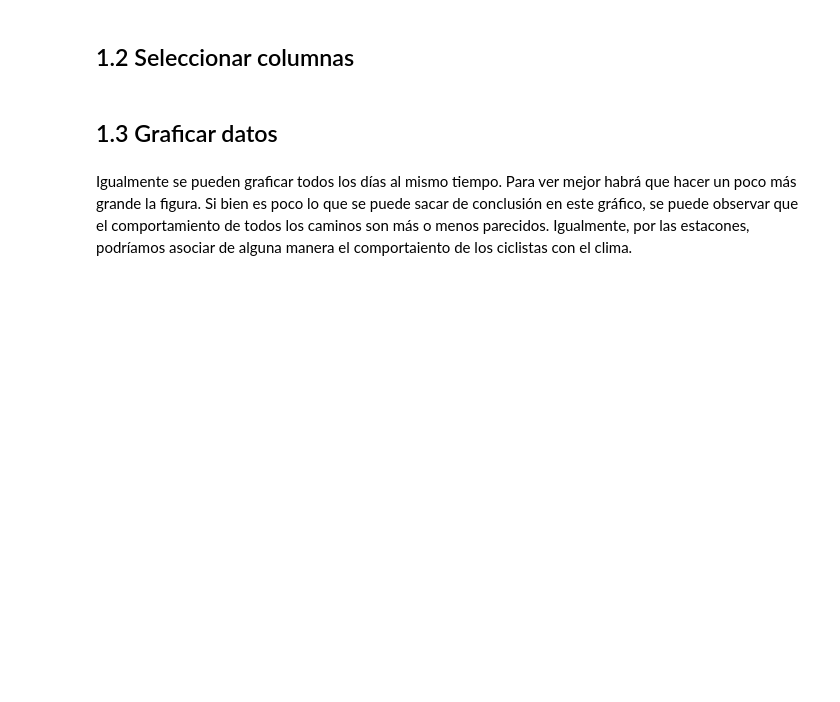
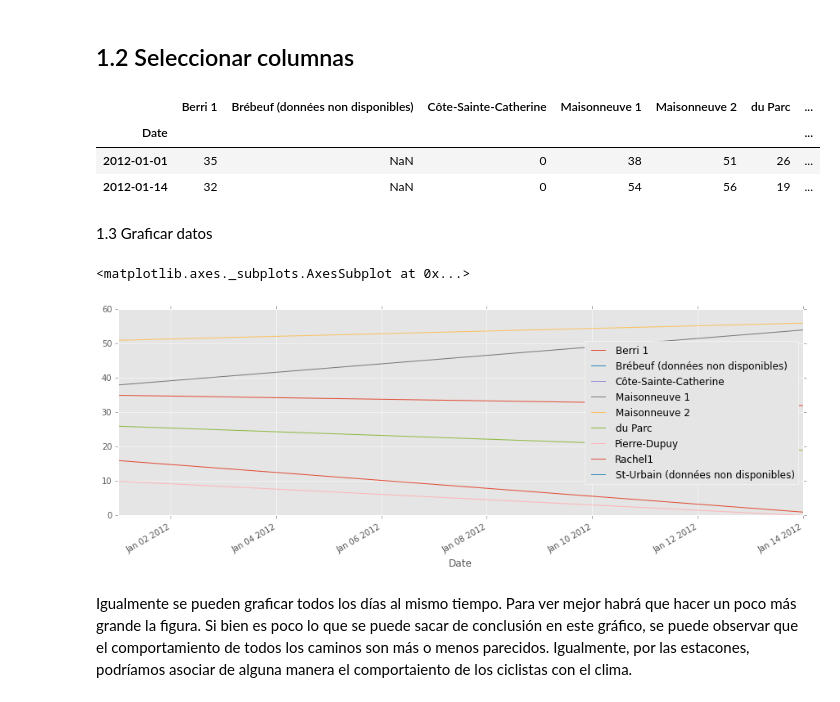
Before and after one commit to cursoRdP-unison/pandas, a Jupyter notebook: intro_pandas.ipynb, the cells around one changed output. Saved outputs shown, nothing was run; the diff lists cells and outputs as text; code cells hidden in the pictures; blank space fills up the shorter version.

```diff
--- a/intro_pandas.ipynb
+++ b/intro_pandas.ipynb
@@ -44,2 +73,13 @@ fixed_df['Berri 1']
+# %%
+#fixed_df['Berri 1']
+#fixed_df.columns
+
+##para resultados entre 30 y 40 de la columna Berri 1
+fixed_df.loc[(fixed_df["Berri 1"] > 30) & (fixed_df["Berri 1"]<40) ]
+# %% [output]
+|  | Berri 1 | Brébeuf (données non disponibles) | Côte-Sainte-Catherine | Maisonneuve 1 | Maisonneuve 2 | du Parc | ... |
+| Date |  |  |  |  |  |  | ... |
+| 2012-01-01 | 35 | NaN | 0 | 38 | 51 | 26 | ... |
+| 2012-01-14 | 32 | NaN | 0 | 54 | 56 | 19 | ... |
 # %% [markdown]
-## 1.3 Graficar datos
+ 1.3 Graficar datos
@@ -48,3 +86,9 @@ fixed_df['Berri 1'].plot()
+# %%
+#fixed_df['Berri 1'].plot()
+fixed_df.loc[(fixed_df["Berri 1"] > 30) & (fixed_df["Berri 1"]<40) ].plot()
+# %% [output]
+<matplotlib.axes._subplots.AxesSubplot at 0x...>
+[figure, added]
 # %% [markdown]
 Igualmente se pueden graficar todos los días al mismo tiempo. Para ver mejor habrá que hacer un poco más grande la figura. Si bien es poco lo que se puede sacar de conclusión en este gráfico, se puede observar que el comportamiento de todos los caminos son más o menos parecidos. Igualmente, por las estacones, podríamos asociar de alguna manera el comportaiento de los ciclistas con el clima.
 # %%
```
Also changed, not shown: parts of 27 cells of this notebook, 1 other file.
